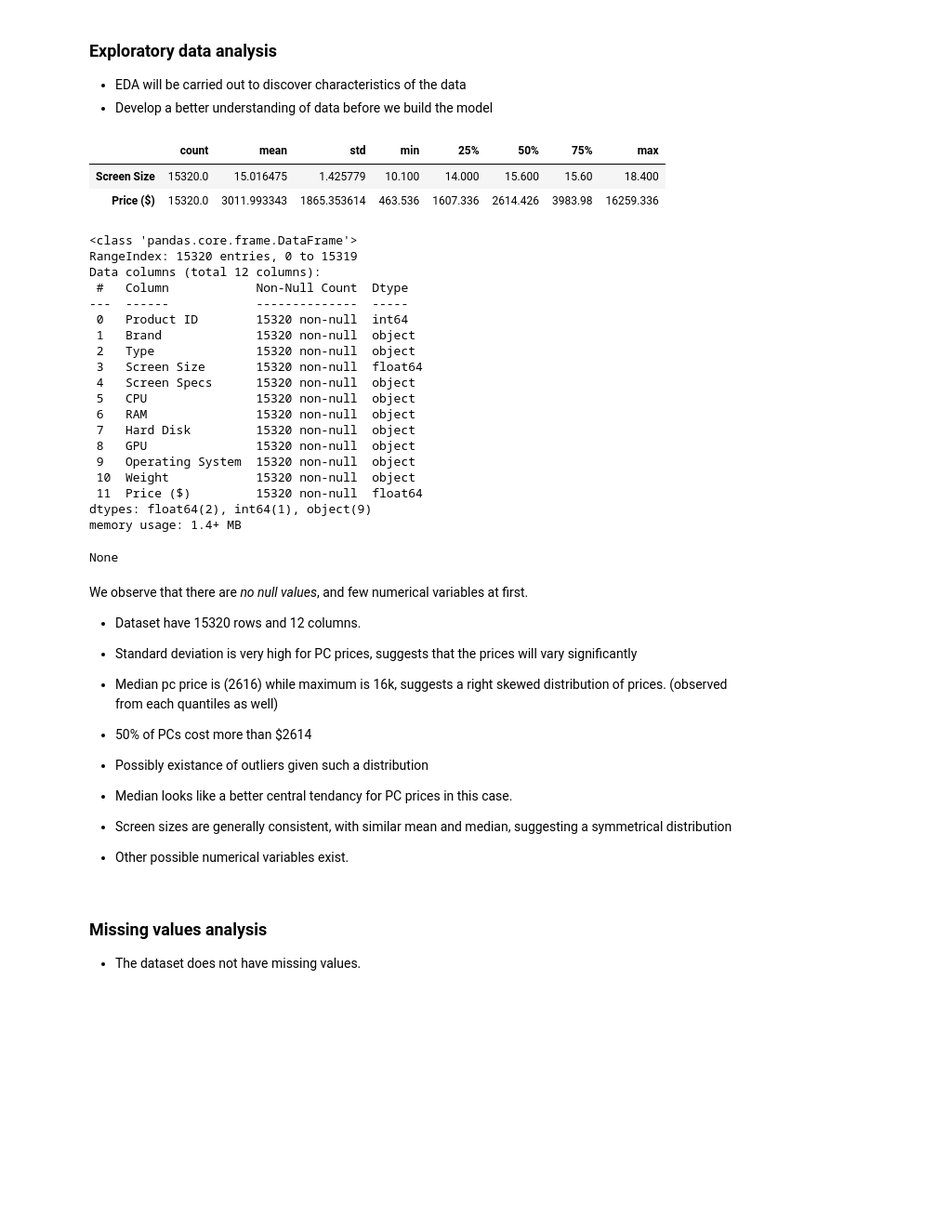
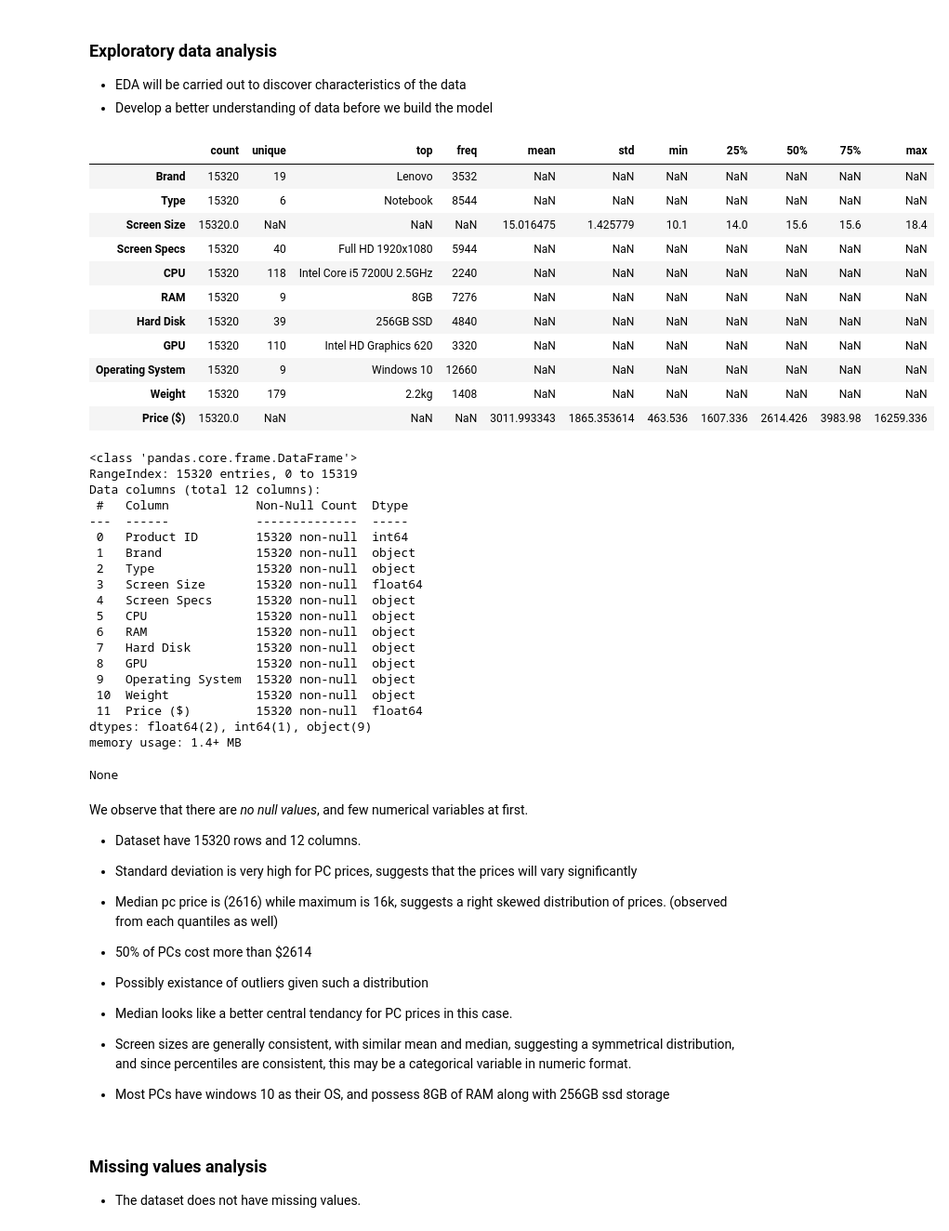
Before and after one commit to lhurr/Machine-Learning, a Jupyter notebook: Regression.ipynb, the cells around one changed output. Shown at 93% size. Saved outputs shown, nothing was run; the diff lists cells and outputs as text; code cells hidden in the pictures; blank space fills up the shorter version.

```diff
--- a/Regression.ipynb
+++ b/Regression.ipynb
@@ -107,13 +131,22 @@ rstate = np.random.RandomState(1)
 # %%
 pc_EDA = pc_df.copy()
 # %%
-display(pc_EDA.describe().drop('Product ID', axis=1).T)
+display(pc_EDA.describe(include='all').drop('Product ID', axis=1).T)
 # Drop product id as it represents more of a counter
 display(pc_EDA.info())
 # %% [output]
-|  | count | mean | std | min | 25% | 50% | 75% | max |
-| Screen Size | 15320.0 | 15.016475 | 1.425779 | 10.100 | 14.000 | 15.600 | 15.60 | 18.400 |
-| Price ($) | 15320.0 | 3011.993343 | 1865.353614 | 463.536 | 1607.336 | 2614.426 | 3983.98 | 16259.336 |
+|  | count | unique | top | freq | mean | std | min | 25% | 50% | 75% | max |
+| Brand | 15320 | 19 | Lenovo | 3532 | NaN | NaN | NaN | NaN | NaN | NaN | NaN |
+| Type | 15320 | 6 | Notebook | 8544 | NaN | NaN | NaN | NaN | NaN | NaN | NaN |
+| Screen Size | 15320.0 | NaN | NaN | NaN | 15.016475 | 1.425779 | 10.1 | 14.0 | 15.6 | 15.6 | 18.4 |
+| Screen Specs | 15320 | 40 | Full HD 1920x1080 | 5944 | NaN | NaN | NaN | NaN | NaN | NaN | NaN |
+| CPU | 15320 | 118 | Intel Core i5 7200U 2.5GHz | 2240 | NaN | NaN | NaN | NaN | NaN | NaN | NaN |
+| RAM | 15320 | 9 | 8GB | 7276 | NaN | NaN | NaN | NaN | NaN | NaN | NaN |
+| Hard Disk | 15320 | 39 | 256GB SSD | 4840 | NaN | NaN | NaN | NaN | NaN | NaN | NaN |
+| GPU | 15320 | 110 | Intel HD Graphics 620 | 3320 | NaN | NaN | NaN | NaN | NaN | NaN | NaN |
+| Operating System | 15320 | 9 | Windows 10 | 12660 | NaN | NaN | NaN | NaN | NaN | NaN | NaN |
+| Weight | 15320 | 179 | 2.2kg | 1408 | NaN | NaN | NaN | NaN | NaN | NaN | NaN |
+| Price ($) | 15320.0 | NaN | NaN | NaN | 3011.993343 | 1865.353614 | 463.536 | 1607.336 | 2614.426 | 3983.98 | 16259.336 |
 <class 'pandas.core.frame.DataFrame'>
 RangeIndex: 15320 entries, 0 to 15319
 Data columns (total 12 columns):
@@ -143,8 +176,8 @@ We observe that there are *no null values*, and few numerical variables at first
 - Possibly existance of outliers given such a distribution
 
 - Median looks like a better central tendancy for PC prices in this case.
-- Screen sizes are generally consistent, with similar mean and median, suggesting a symmetrical distribution
-- Other possible numerical variables exist.
+- Screen sizes are generally consistent, with similar mean and median, suggesting a symmetrical distribution, and since percentiles are consistent, this may be a categorical variable in numeric format.
+- Most PCs have windows 10 as their OS, and possess 8GB of RAM along with 256GB ssd storage
 # %% [markdown]
 ### Missing values analysis
 - The dataset does not have missing values.
```
Also changed, not shown: parts of 151 cells of this notebook, 5 other files.
